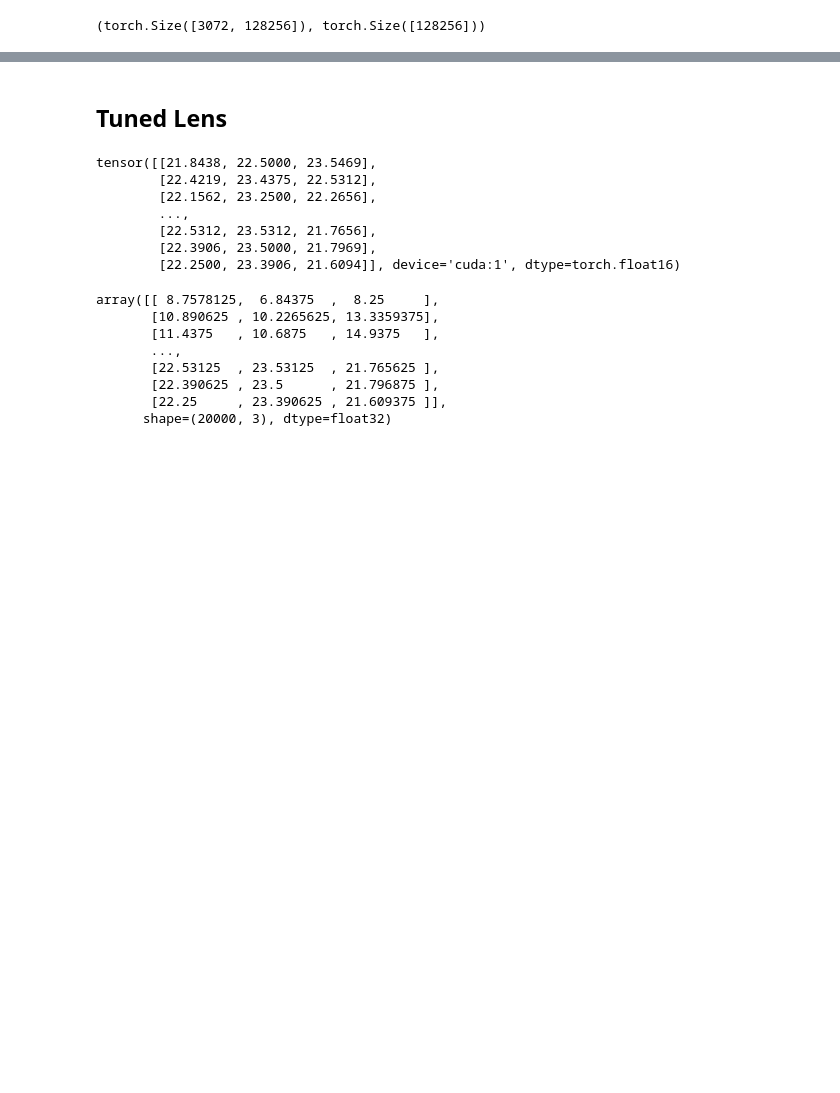
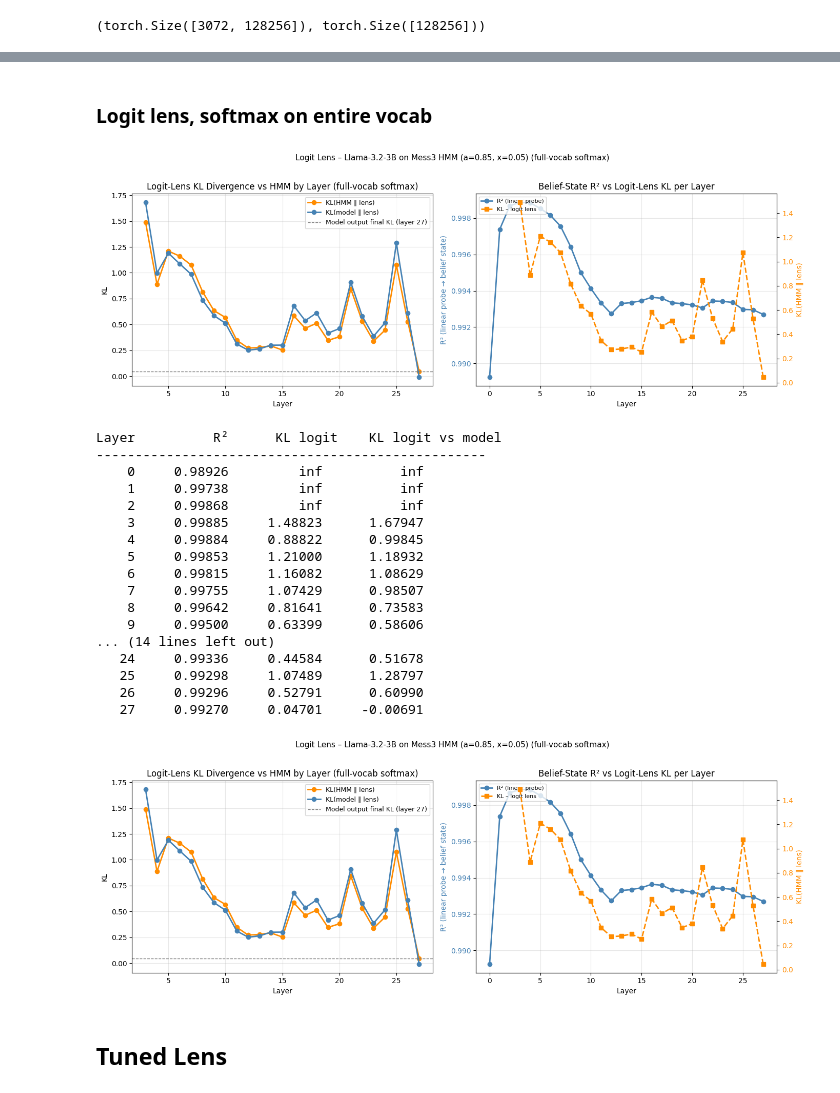
Before and after one commit to chiragr5241/geometric-interpretability-LLMs, a Jupyter notebook: experiments/notebooks/tuned_lens.ipynb, the cells around one changed output, grey strips where cells are left out. Drawn from its saved outputs; the diff is of its cells as text; code cells hidden in the pictures; blank space fills up the shorter version.

```diff
--- a/experiments/notebooks/tuned_lens.ipynb
+++ b/experiments/notebooks/tuned_lens.ipynb
@@ -597,0 +583,2 @@ Layer          R2      KL logit    KL logit vs model
+# %% [markdown]
+### Logit lens, softmax on entire vocab
@@ -598,26 +592,29 @@ Layer          R2      KL logit    KL logit vs model
+# %%
+plot_logit_lens_comparison(sorted(LAYERS_TO_ANALYZE), logit_lens_kl_mean_fv,
+                           logit_lens_kl_vs_model_mean_fv, r2_by_layer,
+                           title_suffix=" (full-vocab softmax)")
+# %% [output]
+[figure, added]
+Layer          R²      KL logit    KL logit vs model
+--------------------------------------------------
+    0     0.98926         inf          inf
+    1     0.99738         inf          inf
+    2     0.99868         inf          inf
+    3     0.99885     1.48823      1.67947
+    4     0.99884     0.88822      0.99845
+    5     0.99853     1.21000      1.18932
+    6     0.99815     1.16082      1.08629
+    7     0.99755     1.07429      0.98507
+    8     0.99642     0.81641      0.73583
+    9     0.99500     0.63399      0.58606
+... (14 lines left out)
+   24     0.99336     0.44584      0.51678
+   25     0.99298     1.07489      1.28797
+   26     0.99296     0.52791      0.60990
+   27     0.99270     0.04701     -0.00691
+[figure, added]
 # %% [markdown]
 ## Tuned Lens
-# %%
-concept_logit
-# %% [output]
-tensor([[21.8438, 22.5000, 23.5469],
-        [22.4219, 23.4375, 22.5312],
-        [22.1562, 23.2500, 22.2656],
-        ...,
-        [22.5312, 23.5312, 21.7656],
-        [22.3906, 23.5000, 21.7969],
-        [22.2500, 23.3906, 21.6094]], device='cuda:1', dtype=torch.float16)
-# %%
-_model_concept_logits
-# %% [output]
-array([[ 8.7578125,  6.84375  ,  8.25     ],
-       [10.890625 , 10.2265625, 13.3359375],
-       [11.4375   , 10.6875   , 14.9375   ],
-       ...,
-       [22.53125  , 23.53125  , 21.765625 ],
-       [22.390625 , 23.5      , 21.796875 ],
-       [22.25     , 23.390625 , 21.609375 ]],
-      shape=(20000, 3), dtype=float32)
 # %%
 # ─── Tuned Logit Lens ───────────────────────────────────────────────────────
 # Per-layer affine translator  T_l : R^{d_model} → R^{d_model}
```
Also changed, not shown: parts of 35 cells of this notebook, 54 other files.
